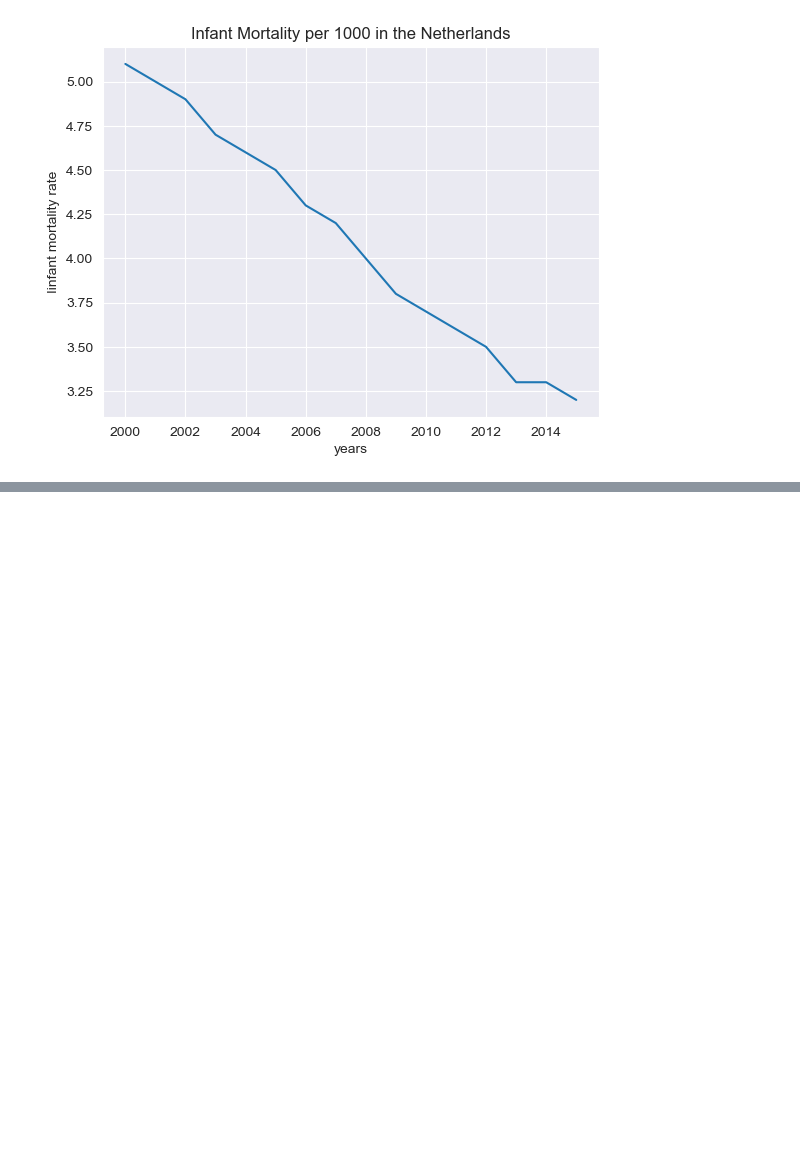
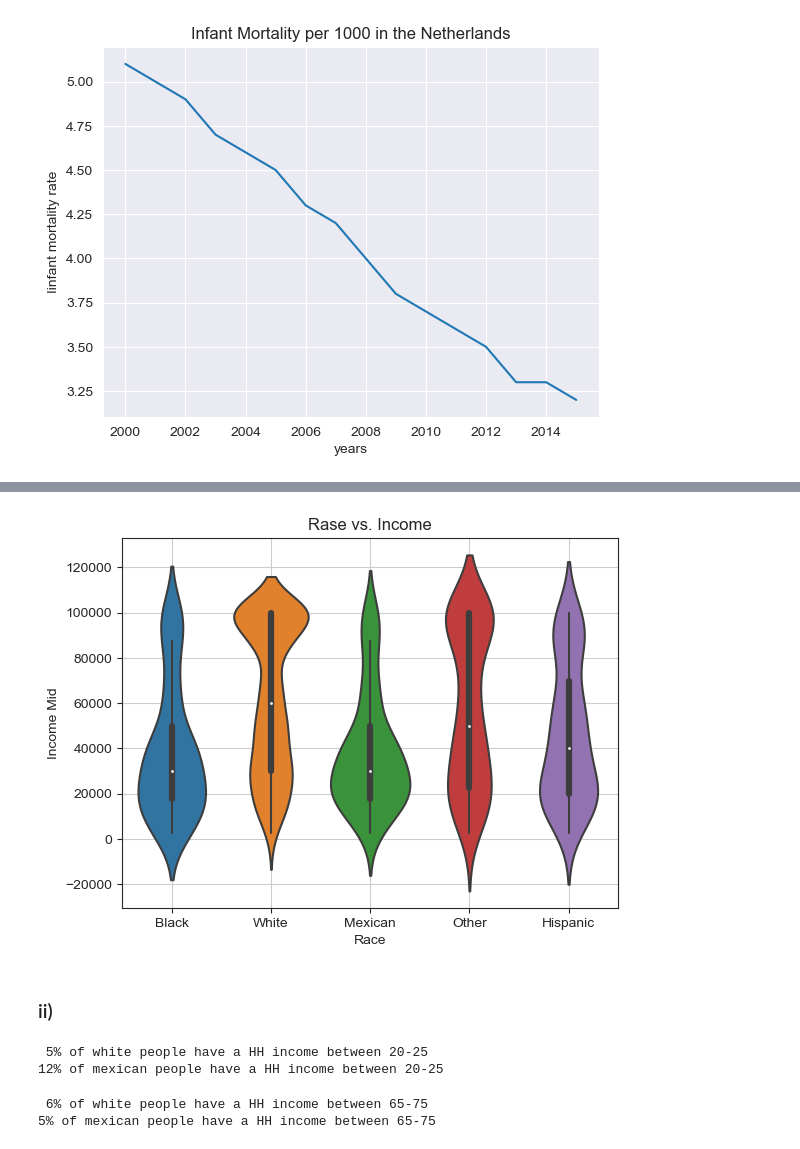
Before and after one commit to NickIsThere/AssessmentPDS1, a Jupyter notebook: PDS_2024_Assessment/Assessment.ipynb, the cells around one changed output, grey strips where cells are left out. Saved outputs shown, nothing was run; the diff lists cells and outputs as text; code cells hidden in the pictures; blank space fills up the shorter version.

```diff
--- a/PDS_2024_Assessment/Assessment.ipynb
+++ b/PDS_2024_Assessment/Assessment.ipynb
@@ -209,0 +253,46 @@ plt.show()
+# %%
+## Clean up HHIncome
+df_NH2000["HHIncomeMid"].replace("NA", np.nan, inplace=True)
+# %%
+plt.figure()
+sns.set_style("ticks")
+sns.violinplot(y= df_NH2000["HHIncomeMid"], x= df_NH2000["Race1"])
+plt.title(f"Rase vs. Income")
+plt.xlabel("Race")
+plt.ylabel("Income Mid")
+plt.grid(True)
+plt.show()
+# %% [output]
+[figure, added]
+# %% [markdown]
+   ### ii)
+# %%
+white_count_total = (df_NH2000["Race1"] == "White").sum()
+white_bet_20_25 = ((df_NH2000["Race1"] == "White") & (df_NH2000["HHIncomeMid"] == 22500)).sum()
+
+white_perc_20 =round((white_bet_20_25/white_count_total)*100)
+
+Mexican_count_total = (df_NH2000["Race1"] == "Mexican").sum()
+Mexican_bet_20_25 = ((df_NH2000["Race1"] == "Mexican") & (df_NH2000["HHIncomeMid"] == 22500)).sum()
+
+Mexican_perc_20 =round((Mexican_bet_20_25/Mexican_count_total)*100)
+
+print(f" {white_perc_20}% of white people have a HH income between 20-25 \n"
+      f"{Mexican_perc_20}% of mexican people have a HH income between 20-25")
+# %% [output]
+ 5% of white people have a HH income between 20-25
+12% of mexican people have a HH income between 20-25
+# %%
+white_bet_65_75 = ((df_NH2000["Race1"] == "White") & (df_NH2000["HHIncomeMid"] == 70000)).sum()
+
+white_perc_65_75 =round((white_bet_65_75/white_count_total)*100)
+
+Mexican_bet_65_75 = ((df_NH2000["Race1"] == "Mexican") & (df_NH2000["HHIncomeMid"] == 70000)).sum()
+
+Mexican_perc_65_75 =round((Mexican_bet_65_75/Mexican_count_total)*100)
+
+print(f" {white_perc_65_75}% of white people have a HH income between 65-75 \n"
+      f"{Mexican_perc_65_75}% of mexican people have a HH income between 65-75")
+# %% [output]
+ 6% of white people have a HH income between 65-75
+5% of mexican people have a HH income between 65-75
```
Also changed, not shown: parts of 8 cells of this notebook, 1 other file.
